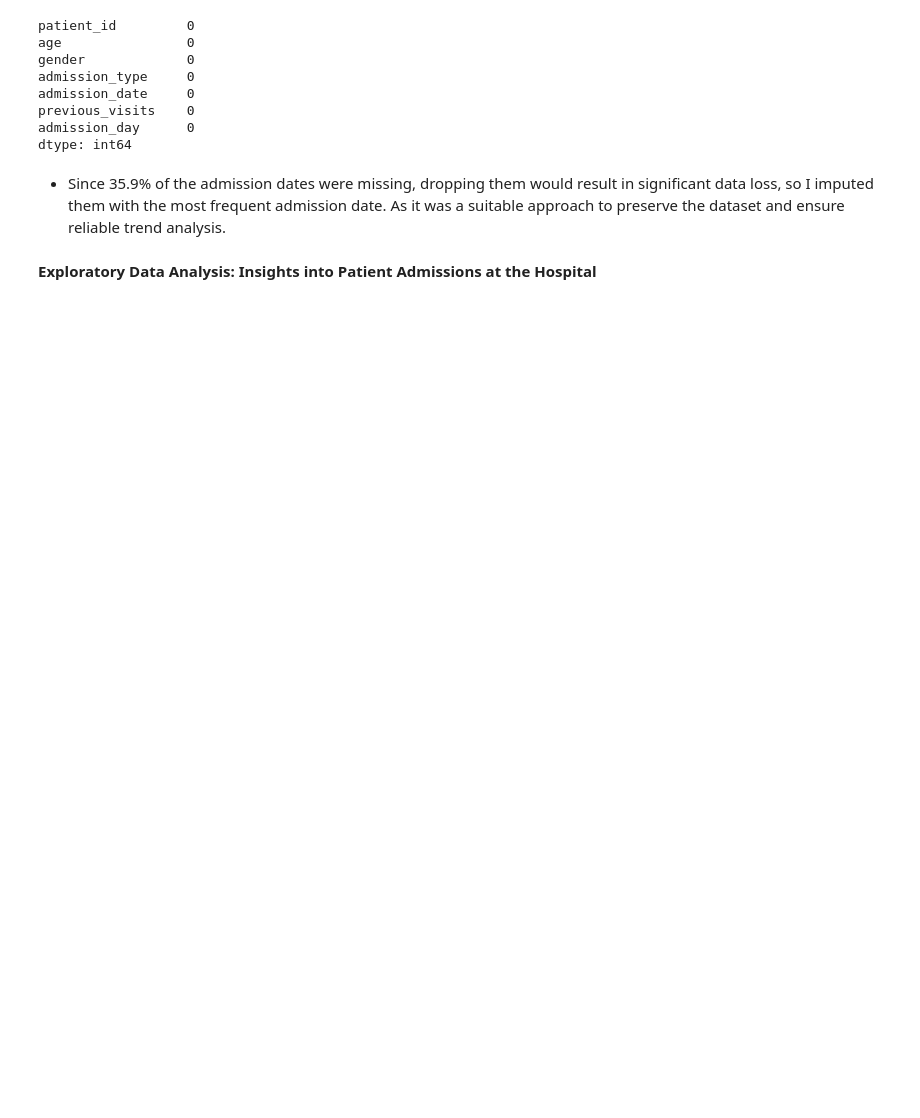
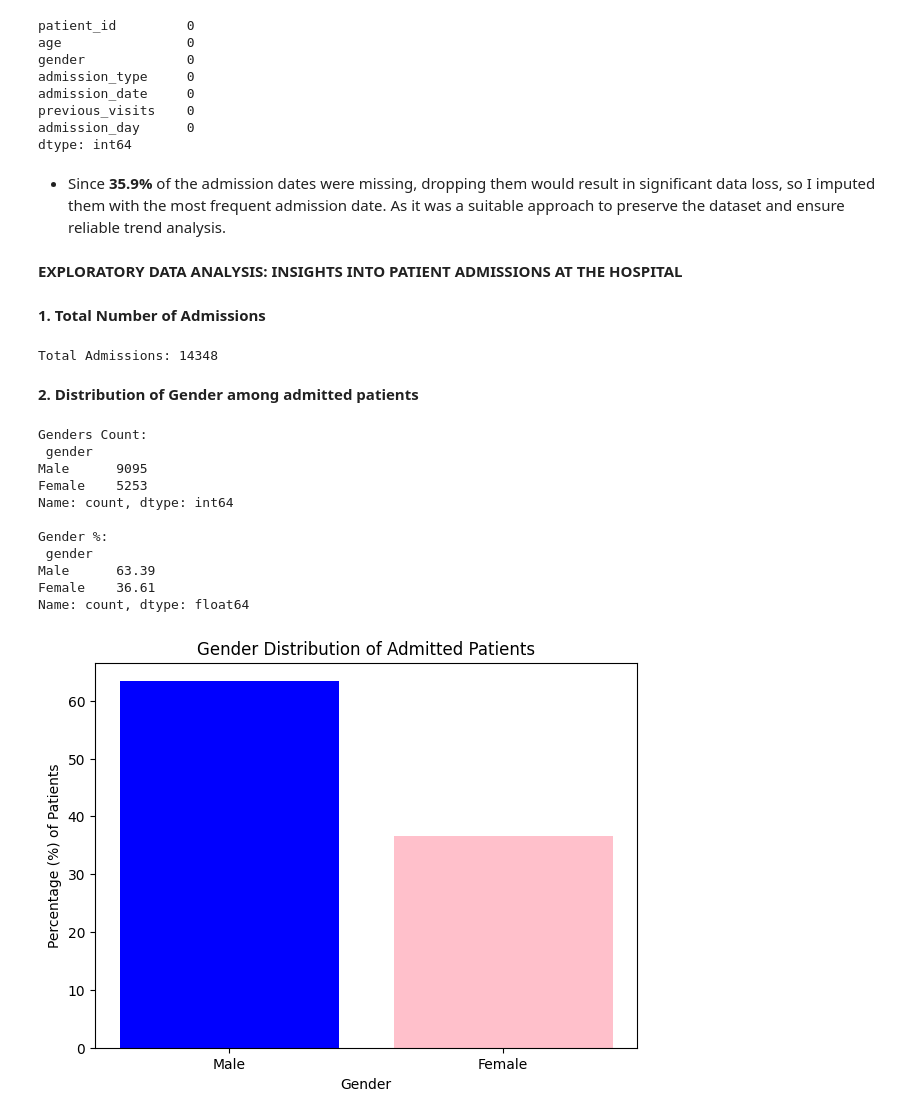
Before and after one commit to mariamkhan04/Hospital-Admission-Analysis---EDA, a Jupyter notebook: EDA.ipynb, the cells around one changed output. Saved outputs shown, nothing was run; the diff lists cells and outputs as text; code cells hidden in the pictures; blank space fills up the shorter version.

```diff
--- a/EDA.ipynb
+++ b/EDA.ipynb
@@ -208,6 +222,43 @@ previous_visits    0
 admission_day      0
 dtype: int64
 # %% [markdown]
-- Since 35.9% of the admission dates were missing, dropping them would result in significant data loss, so I imputed them with the most frequent admission date. As it was a suitable approach to preserve the dataset and ensure reliable trend analysis.
+- Since **35.9%** of the admission dates were missing, dropping them would result in significant data loss, so I imputed them with the most frequent admission date. As it was a suitable approach to preserve the dataset and ensure reliable trend analysis.
 # %% [markdown]
-**Exploratory Data Analysis: Insights into Patient Admissions at the Hospital**
+**EXPLORATORY DATA ANALYSIS: INSIGHTS INTO PATIENT ADMISSIONS AT THE HOSPITAL**
+# %% [markdown]
+**1. Total Number of Admissions**
+# %%
+total_admissions = len(admissions_df['patient_id'])
+print(f"\nTotal Admissions: {total_admissions}")
+# %% [output]
+Total Admissions: 14348
+# %% [markdown]
+**2. Distribution of Gender among admitted patients**
+# %%
+admissions_df["gender"] = admissions_df["gender"].replace({"M": "Male", "F": "Female"})
+genders_count = admissions_df['gender'].value_counts()
+
+print(f"\nGenders Count:\n {genders_count}")
+
+gender_percentage = (genders_count/ total_admissions) * 100
+print(f"\nGender %:\n {gender_percentage.round(2)}")
+
+fig, ax = plt.subplots(figsize=(7, 5))
+ax.bar(gender_percentage.index, gender_percentage.values, color=['blue', 'pink'])
+ax.set_title("Gender Distribution of Admitted Patients")
+ax.set_xlabel("Gender")
+ax.set_ylabel("Percentage (%) of Patients")
+plt.show()
+# %% [output]
+Genders Count:
+ gender
+Male      9095
+Female    5253
+Name: count, dtype: int64
+
+Gender %:
+ gender
+Male      63.39
+Female    36.61
+Name: count, dtype: float64
+[figure, added]
```
Also changed, not shown: parts of 32 cells of this notebook.
